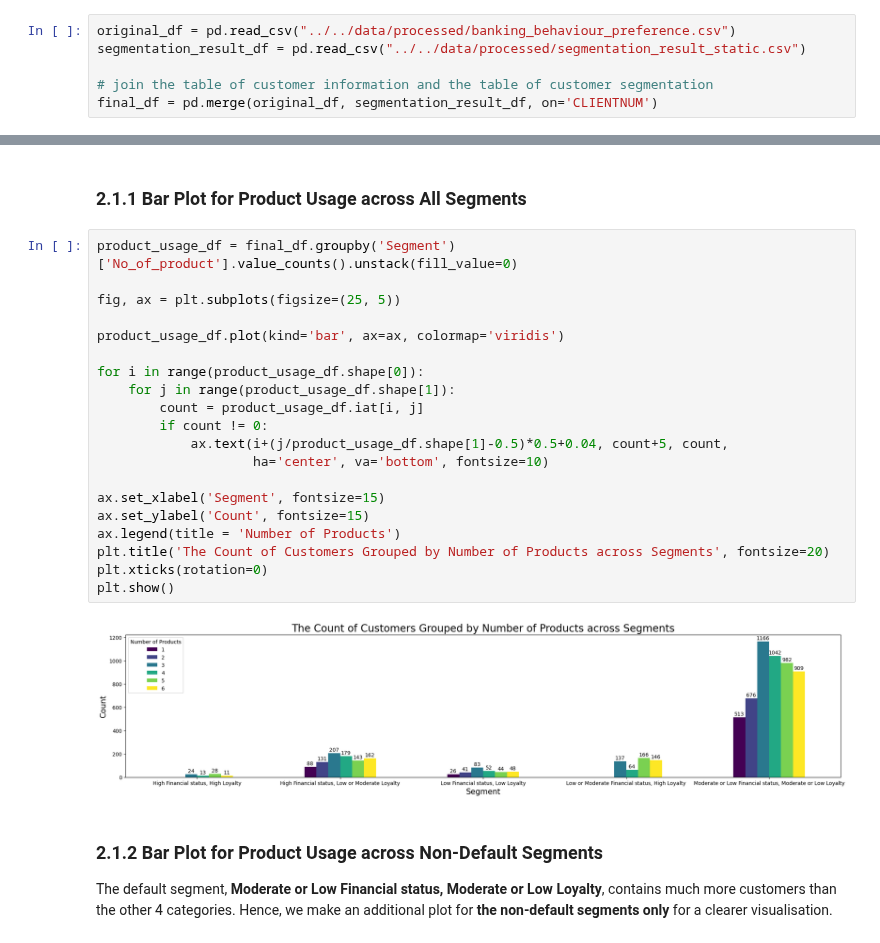
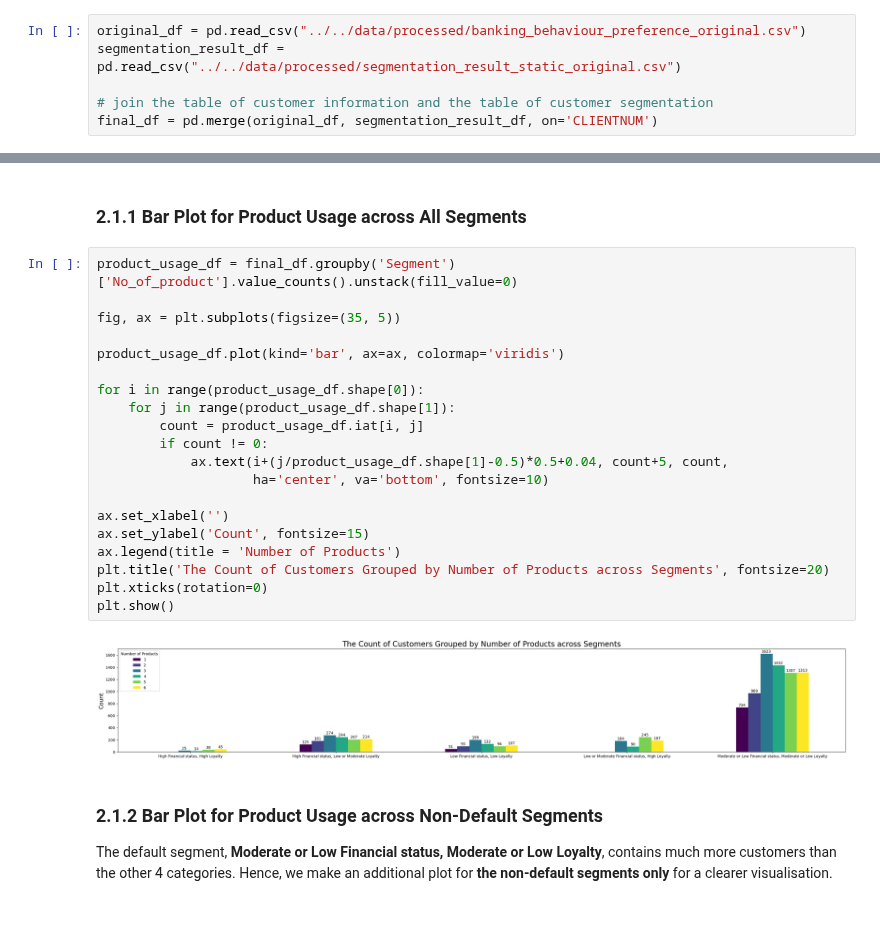
Before and after one commit to yionna/DSA3101-Object-Not-Found, a Jupyter notebook: group_tasks/Subgroup A/qn3.ipynb, the cells around one changed output, grey strips where cells are left out. Drawn from its saved outputs; the diff is of its cells as text; blank space fills up the shorter version.

```diff
--- a/group_tasks/Subgroup A/qn3.ipynb
+++ b/group_tasks/Subgroup A/qn3.ipynb
@@ -11,8 +11,8 @@ import matplotlib.pyplot as plt
 # %% [markdown]
 ## 1.2 Import Relevant Datasets
 # %%
-original_df = pd.read_csv("../../data/processed/banking_behaviour_preference.csv")
-segmentation_result_df = pd.read_csv("../../data/processed/segmentation_result_static.csv")
+original_df = pd.read_csv("../../data/processed/banking_behaviour_preference_original.csv")
+segmentation_result_df = pd.read_csv("../../data/processed/segmentation_result_static_original.csv")
 
 # join the table of customer information and the table of customer segmentation
 final_df = pd.merge(original_df, segmentation_result_df, on='CLIENTNUM')
@@ -46,25 +46,25 @@ final_df.loc[:, 'Segment'] = final_df['Segment'].map(segment_mapping)
 # %%
 product_usage_df = final_df.groupby('Segment')['No_of_product'].value_counts().unstack(fill_value=0)
 
-fig, ax = plt.subplots(figsize=(25, 5))
+fig, ax = plt.subplots(figsize=(35, 5))
 
 product_usage_df.plot(kind='bar', ax=ax, colormap='viridis')
 
 for i in range(product_usage_df.shape[0]):
     for j in range(product_usage_df.shape[1]):
         count = product_usage_df.iat[i, j]
         if count != 0:
             ax.text(i+(j/product_usage_df.shape[1]-0.5)*0.5+0.04, count+5, count,
                     ha='center', va='bottom', fontsize=10)
 
-ax.set_xlabel('Segment', fontsize=15)
+ax.set_xlabel('')
 ax.set_ylabel('Count', fontsize=15)
 ax.legend(title = 'Number of Products')
 plt.title('The Count of Customers Grouped by Number of Products across Segments', fontsize=20)
 plt.xticks(rotation=0)
 plt.show()
 # %% [output]
-[figure, old version]
+[figure, new version]
 # %% [markdown]
 ### 2.1.2 Bar Plot for Product Usage across Non-Default Segments
 
```
Also changed, not shown: parts of 10 cells of this notebook, 1 other file.
